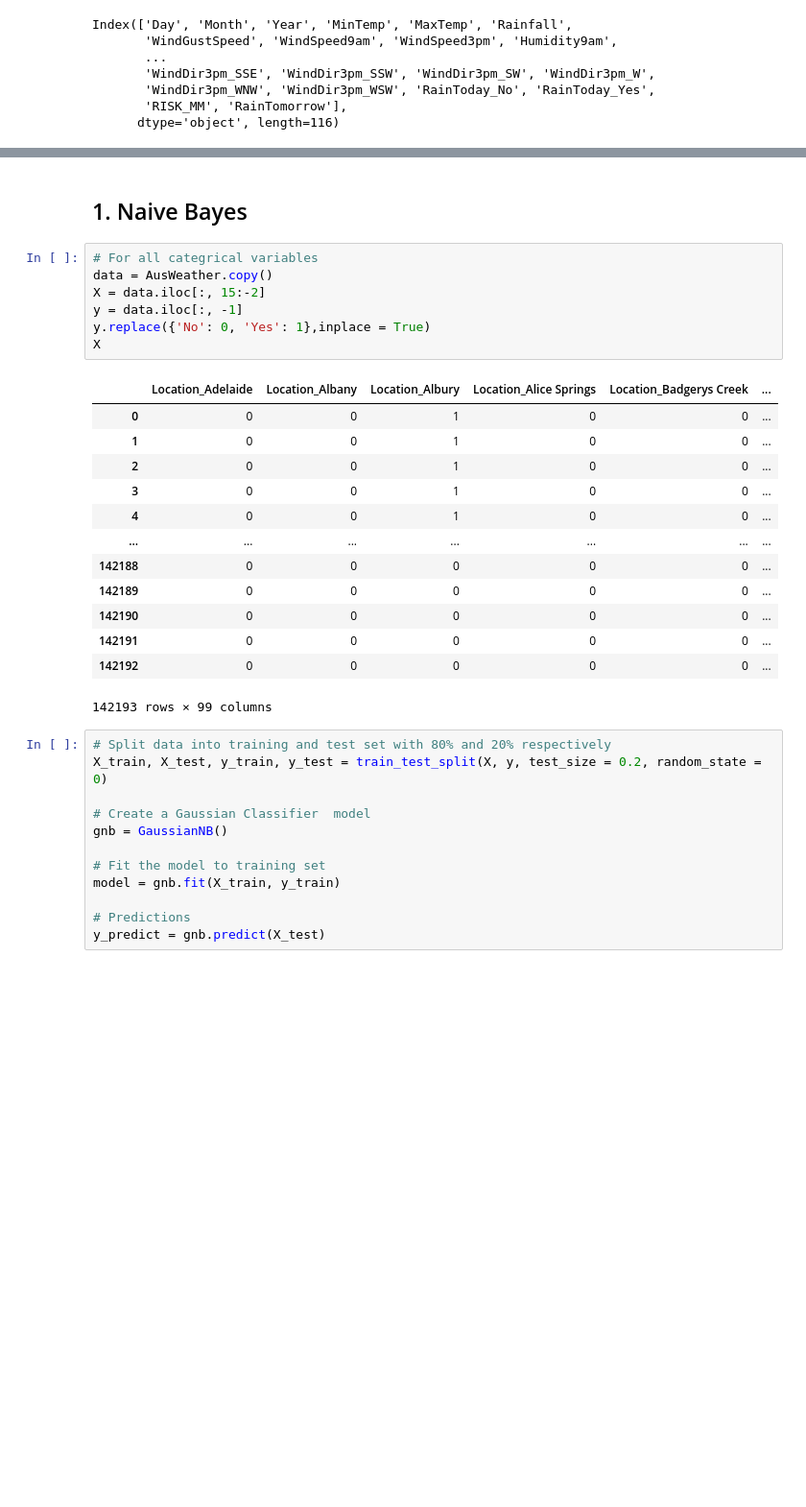
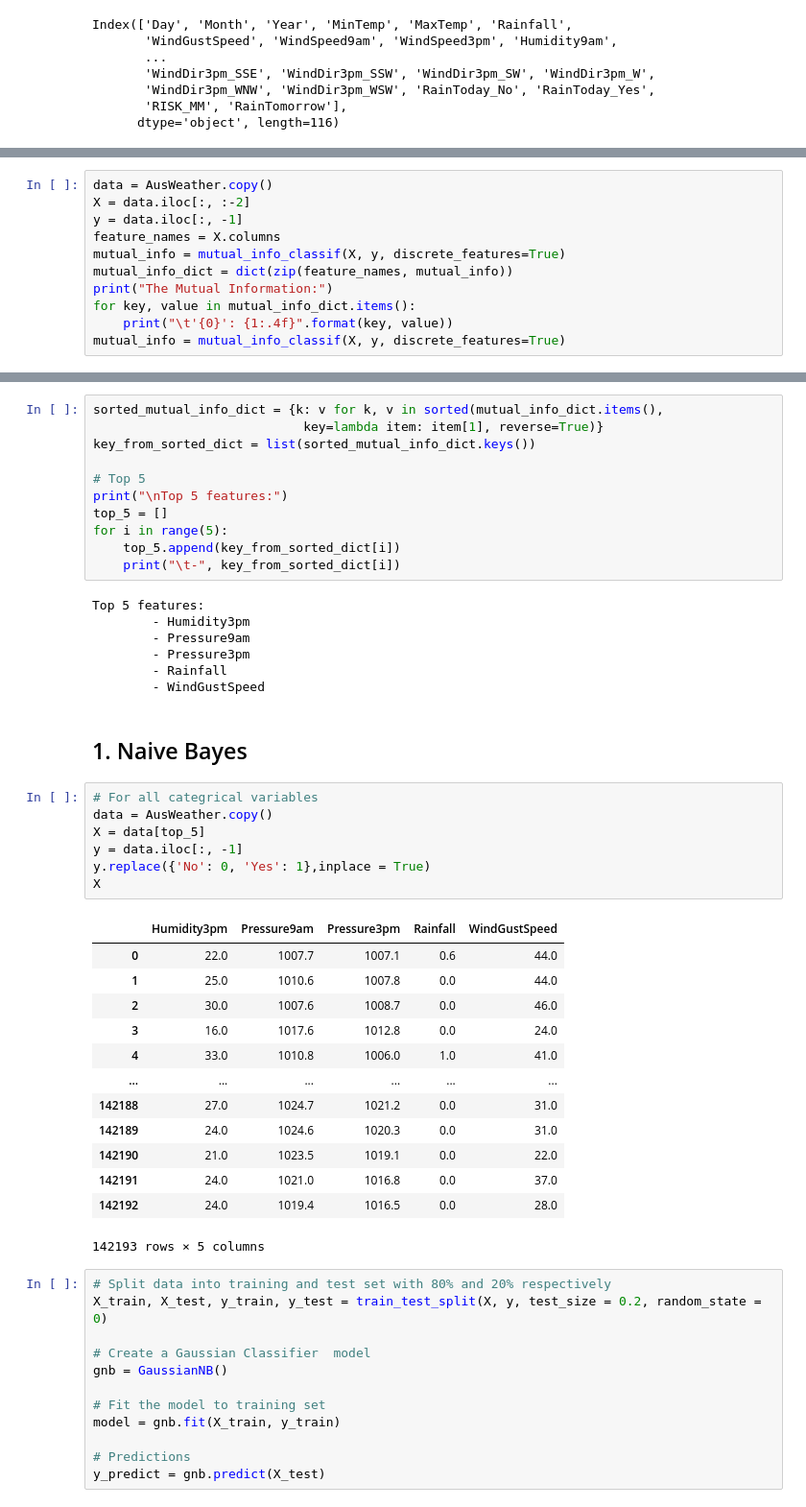
Before and after one commit to namvnngu/machine-learning-models, a Jupyter notebook: Source Code/Classification Models.ipynb, the cells around one changed output, grey strips where cells are left out. Shown: that part at 96% size. Saved outputs shown, nothing was run; the diff lists cells and outputs as text; blank space fills up the shorter version.

```diff
--- a/Source Code/Classification Models.ipynb
+++ b/Source Code/Classification Models.ipynb
@@ -62,0 +66,11 @@ Index(['Day', 'Month', 'Year', 'MinTemp', 'MaxTemp', 'Rainfall',
+# %%
+data = AusWeather.copy()
+X = data.iloc[:, :-2]
+y = data.iloc[:, -1]
+feature_names = X.columns
+mutual_info = mutual_info_classif(X, y, discrete_features=True)
+mutual_info_dict = dict(zip(feature_names, mutual_info))
+print("The Mutual Information:")
+for key, value in mutual_info_dict.items():
+    print("\t'{0}': {1:.4f}".format(key, value))
+mutual_info = mutual_info_classif(X, y, discrete_features=True)
@@ -63,26 +95,44 @@ Index(['Day', 'Month', 'Year', 'MinTemp', 'MaxTemp', 'Rainfall',
+# %%
+sorted_mutual_info_dict = {k: v for k, v in sorted(mutual_info_dict.items(),
+                            key=lambda item: item[1], reverse=True)}
+key_from_sorted_dict = list(sorted_mutual_info_dict.keys())
+
+# Top 5
+print("\nTop 5 features:")
+top_5 = []
+for i in range(5):
+    top_5.append(key_from_sorted_dict[i])
+    print("\t-", key_from_sorted_dict[i])
+# %% [output]
+Top 5 features:
+        - Humidity3pm
+        - Pressure9am
+        - Pressure3pm
+        - Rainfall
+        - WindGustSpeed
 # %% [markdown]
 ## 1. Naive Bayes<a id="1"></a>
 # %%
 # For all categrical variables
 data = AusWeather.copy()
-X = data.iloc[:, 15:-2]
+X = data[top_5]
 y = data.iloc[:, -1]
 y.replace({'No': 0, 'Yes': 1},inplace = True)
 X
 # %% [output]
-|  | Location_Adelaide | Location_Albany | Location_Albury | Location_Alice Springs | Location_Badgerys Creek | ... |
-| 0 | 0 | 0 | 1 | 0 | 0 | ... |
-| 1 | 0 | 0 | 1 | 0 | 0 | ... |
-| 2 | 0 | 0 | 1 | 0 | 0 | ... |
-| 3 | 0 | 0 | 1 | 0 | 0 | ... |
-| 4 | 0 | 0 | 1 | 0 | 0 | ... |
-| ... | ... | ... | ... | ... | ... | ... |
-| 142188 | 0 | 0 | 0 | 0 | 0 | ... |
-| 142189 | 0 | 0 | 0 | 0 | 0 | ... |
-| 142190 | 0 | 0 | 0 | 0 | 0 | ... |
-| 142191 | 0 | 0 | 0 | 0 | 0 | ... |
-| 142192 | 0 | 0 | 0 | 0 | 0 | ... |
+|  | Humidity3pm | Pressure9am | Pressure3pm | Rainfall | WindGustSpeed |
+| 0 | 22.0 | 1007.7 | 1007.1 | 0.6 | 44.0 |
+| 1 | 25.0 | 1010.6 | 1007.8 | 0.0 | 44.0 |
+| 2 | 30.0 | 1007.6 | 1008.7 | 0.0 | 46.0 |
+| 3 | 16.0 | 1017.6 | 1012.8 | 0.0 | 24.0 |
+| 4 | 33.0 | 1010.8 | 1006.0 | 1.0 | 41.0 |
+| ... | ... | ... | ... | ... | ... |
+| 142188 | 27.0 | 1024.7 | 1021.2 | 0.0 | 31.0 |
+| 142189 | 24.0 | 1024.6 | 1020.3 | 0.0 | 31.0 |
+| 142190 | 21.0 | 1023.5 | 1019.1 | 0.0 | 22.0 |
+| 142191 | 24.0 | 1021.0 | 1016.8 | 0.0 | 37.0 |
+| 142192 | 24.0 | 1019.4 | 1016.5 | 0.0 | 28.0 |
-142193 rows × 99 columns
+142193 rows × 5 columns
 # %%
 # Split data into training and test set with 80% and 20% respectively
 X_train, X_test, y_train, y_test = train_test_split(X, y, test_size = 0.2, random_state = 0)
```
Also changed, not shown: parts of 38 cells of this notebook, 7 other files.
